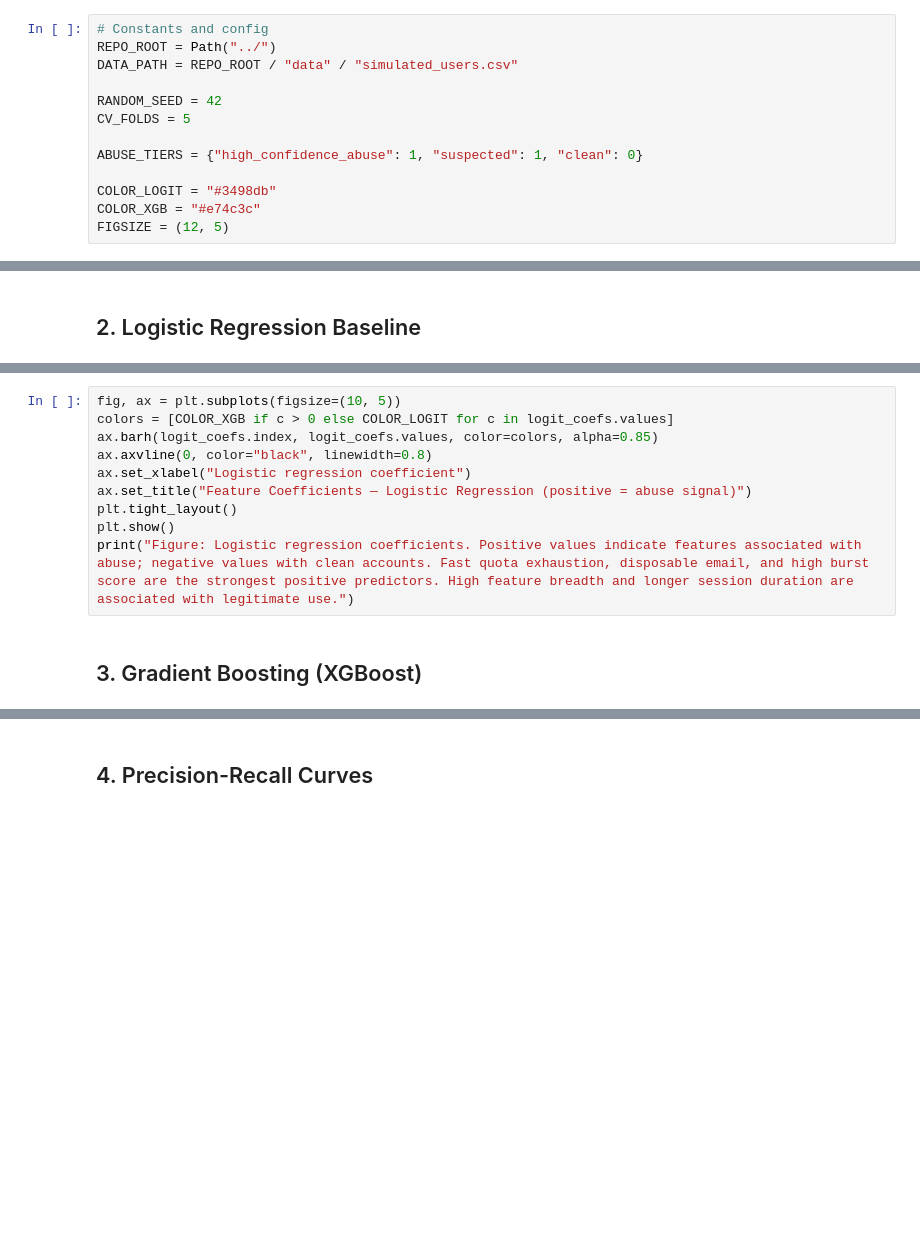
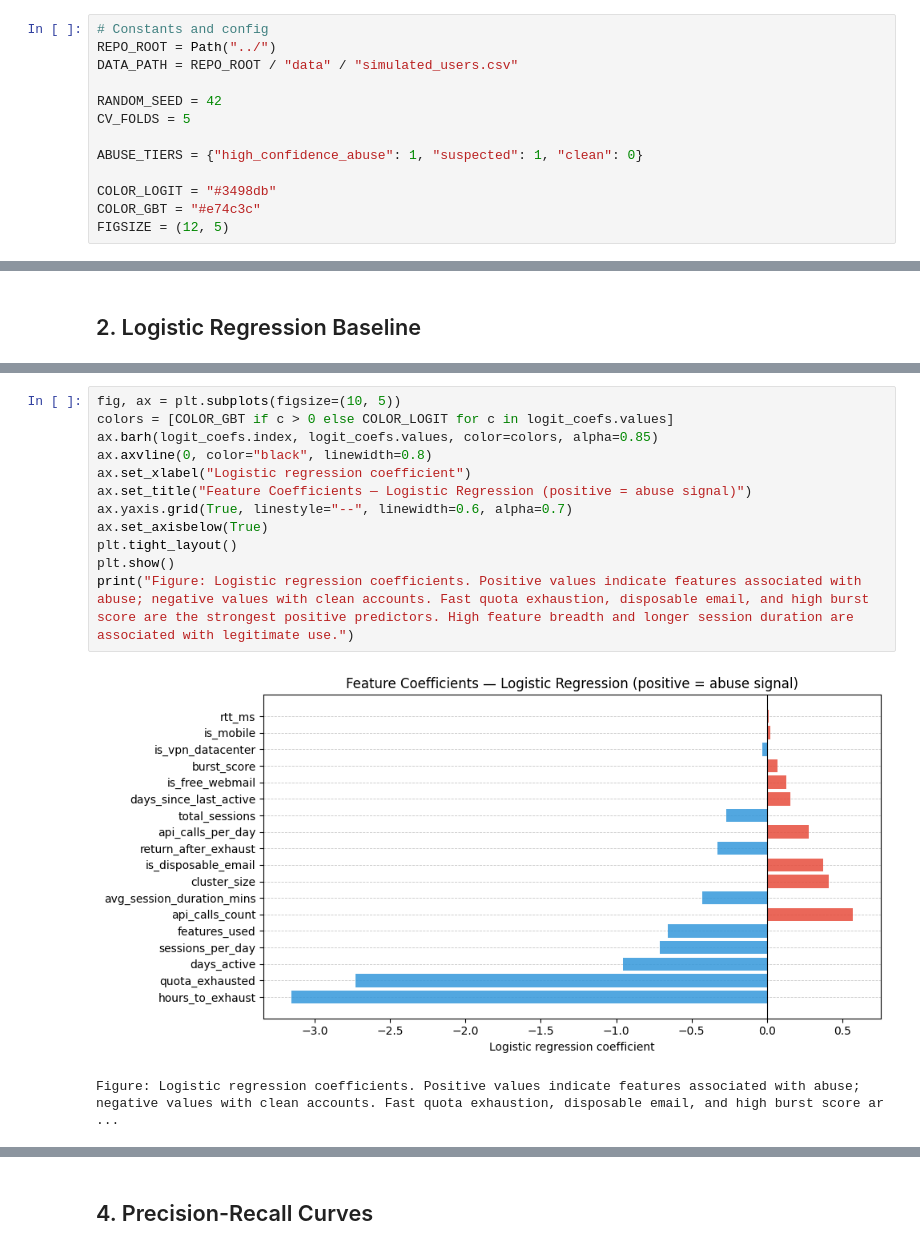
Before and after one commit to violaciao/ghost-watcher, a Jupyter notebook: 05_detection/ml_based.ipynb, the cells around one changed output, grey strips where cells are left out. Saved outputs shown, nothing was run; the diff lists cells and outputs as text; blank space fills up the shorter version.

```diff
--- a/05_detection/ml_based.ipynb
+++ b/05_detection/ml_based.ipynb
@@ -30,7 +33,7 @@ CV_FOLDS = 5
 ABUSE_TIERS = {"high_confidence_abuse": 1, "suspected": 1, "clean": 0}
 
 COLOR_LOGIT = "#3498db"
-COLOR_XGB = "#e74c3c"
+COLOR_GBT = "#e74c3c"
 FIGSIZE = (12, 5)
 # %% [markdown]
 # ML-Based Abuse Detection: Behavioral Fingerprinting
@@ -139,12 +170,15 @@ print(logit_coefs.head(10).to_string())
 # %%
 fig, ax = plt.subplots(figsize=(10, 5))
-colors = [COLOR_XGB if c > 0 else COLOR_LOGIT for c in logit_coefs.values]
+colors = [COLOR_GBT if c > 0 else COLOR_LOGIT for c in logit_coefs.values]
 ax.barh(logit_coefs.index, logit_coefs.values, color=colors, alpha=0.85)
 ax.axvline(0, color="black", linewidth=0.8)
 ax.set_xlabel("Logistic regression coefficient")
 ax.set_title("Feature Coefficients — Logistic Regression (positive = abuse signal)")
+ax.yaxis.grid(True, linestyle="--", linewidth=0.6, alpha=0.7)
+ax.set_axisbelow(True)
 plt.tight_layout()
 plt.show()
 print("Figure: Logistic regression coefficients. Positive values indicate features associated with abuse; negative values with clean accounts. Fast quota exhaustion, disposable email, and high burst score are the strongest positive predictors. High feature breadth and longer session duration are associated with legitimate use.")
+# %% [output]
+[figure, added]
+Figure: Logistic regression coefficients. Positive values indicate features associated with abuse; negative values with clean accounts. Fast quota exhaustion, disposable email, and high burst score ar ...
-# %% [markdown]
-## 3. Gradient Boosting (XGBoost)
```
Also changed, not shown: parts of 12 cells of this notebook, 4 other files.
